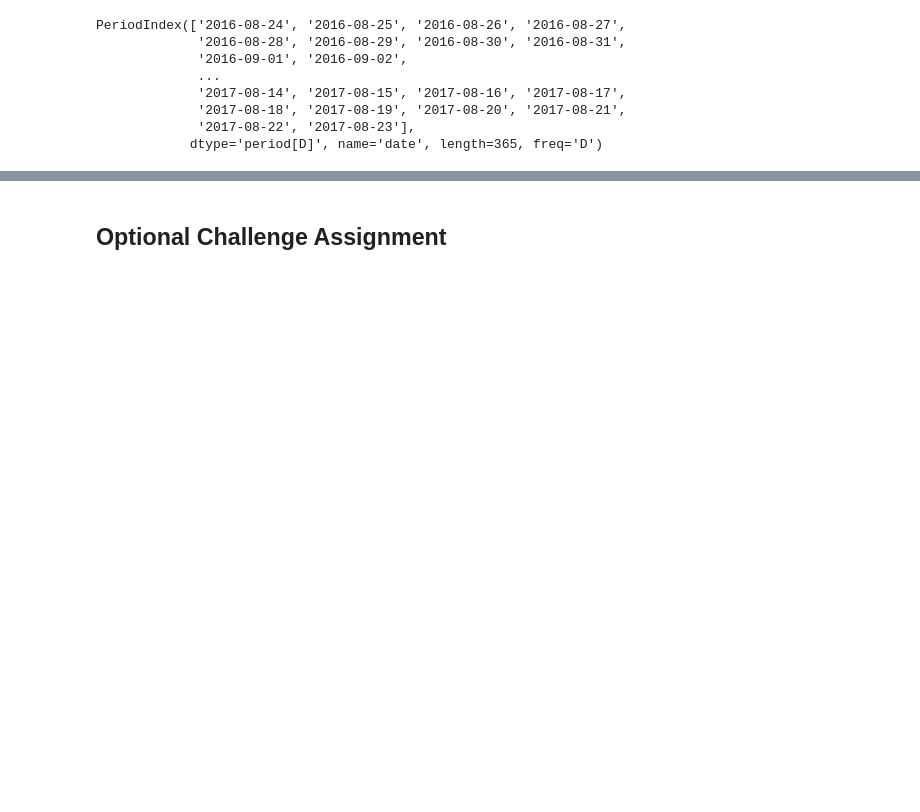
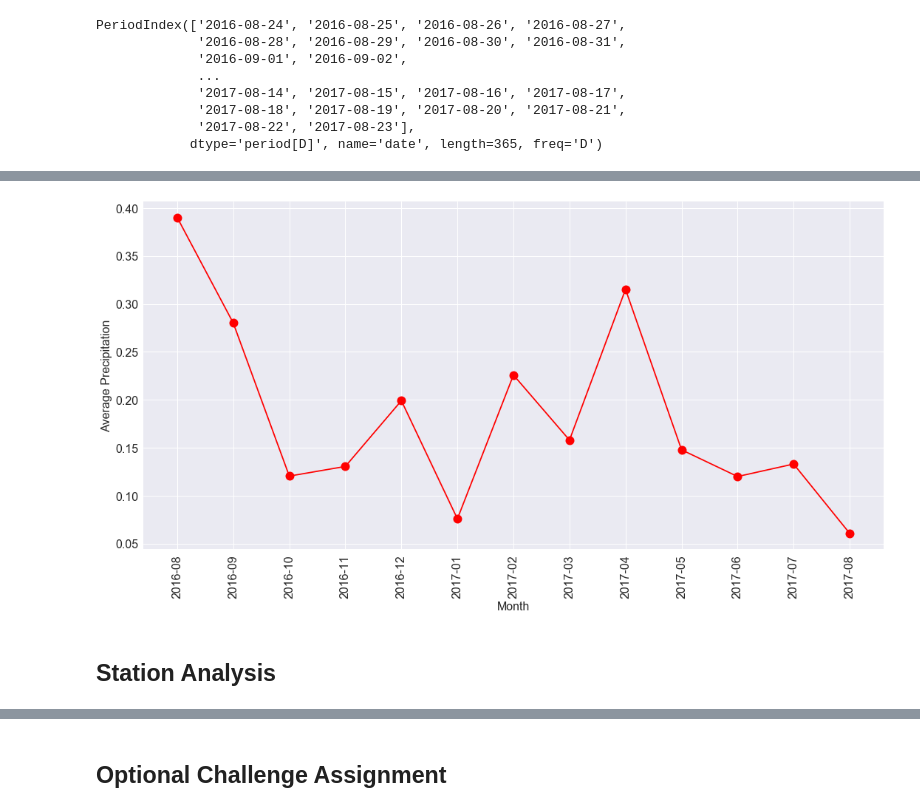
Before and after one commit to rochiecuevas/climate_analysis, a Jupyter notebook: climate_starter.ipynb, the cells around one changed output, grey strips where cells are left out. Saved outputs shown, nothing was run; the diff lists cells and outputs as text; code cells hidden in the pictures; blank space fills up the shorter version.

```diff
--- a/climate_starter.ipynb
+++ b/climate_starter.ipynb
@@ -162,0 +168,4 @@ plt.savefig("Images/pptn.svg")
+# %%
+# Get the mean by month
+pptn_df2_monthly_avg = pptn_df2.iloc[:, 0:1].resample("M").mean()
+pptn_df2_monthly_avg
@@ -163,3 +188,17 @@ plt.savefig("Images/pptn.svg")
+# %%
+# Monthly precipitation averages for one year
+x = np.arange(len(pptn_df2_monthly_avg.index))
+y = pptn_df2_monthly_avg["mean"].values
+plt.figure(figsize = (15,8))
+plt.errorbar(x, y, marker = "o", markersize = 12, color = "red")
+plt.ylabel("Average Precipitation", fontsize = 16)
+plt.xlabel("Month", fontsize = 16)
+plt.xticks(x, pptn_df2_monthly_avg.index.values, rotation = 90)
+plt.tight_layout()
+# %% [output]
+[figure, added]
+# %% [markdown]
+## Station Analysis
 # %%
 # Design a query to show how many stations are available in this dataset
 # %%
```
Also changed, not shown: parts of 8 cells of this notebook, 1 other file.
